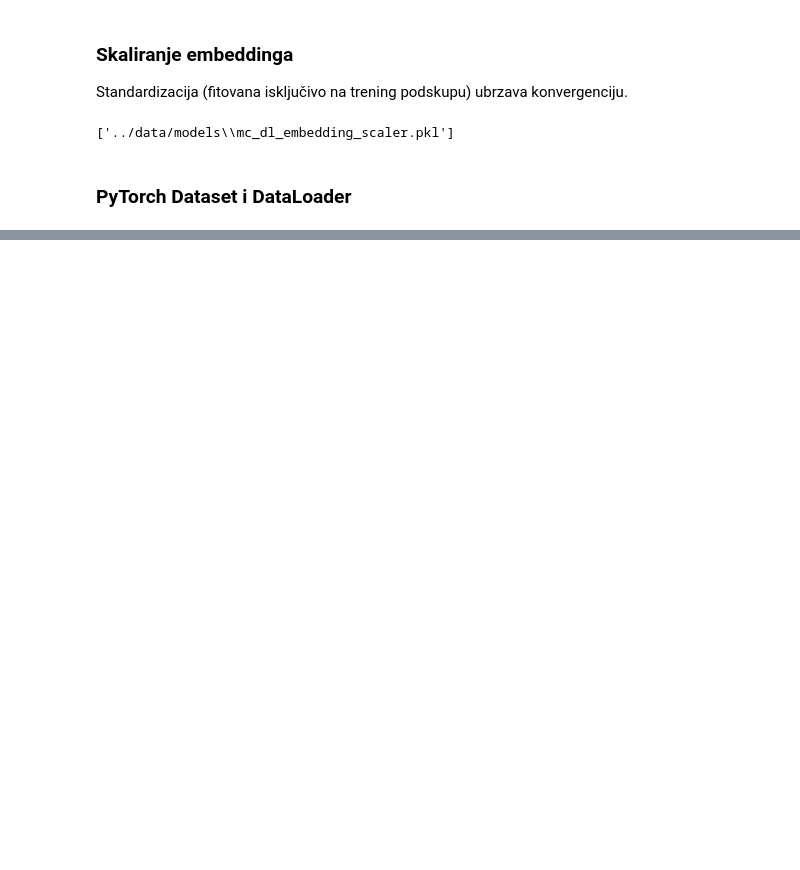
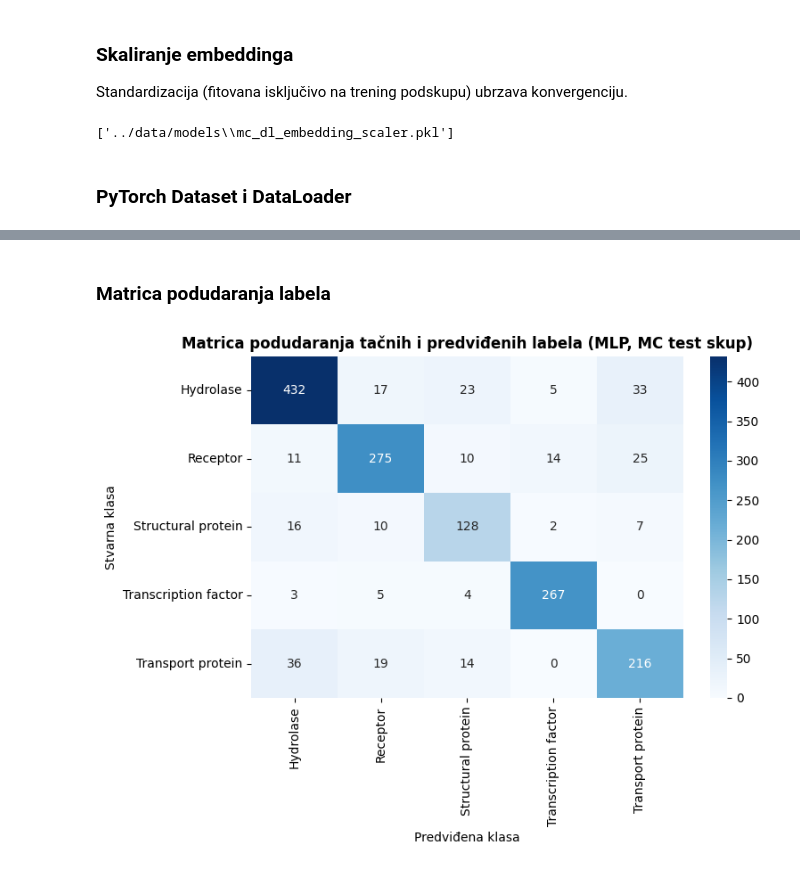
Before and after one commit to AnaKondic/protein-sequence-classification, a Jupyter notebook: notebooks/08_modeling_dl_mc.ipynb, the cells around one changed output, grey strips where cells are left out. Drawn from its saved outputs; the diff is of its cells as text; code cells hidden in the pictures; blank space fills up the shorter version.

Commit message:
feat(data): add 08 modeling dl mc notebook

```diff
--- a/notebooks/08_modeling_dl_mc.ipynb
+++ b/notebooks/08_modeling_dl_mc.ipynb
@@ -142,0 +351,24 @@ test_loader = DataLoader(test_dataset, batch_size=BATCH_SIZE, shuffle=False)
+# %%
+def evaluate(model, loader, thresholds):
+    model.eval()
+    all_preds, all_targets = [], []
+    thresholds_t = torch.tensor(thresholds, dtype=torch.float32).to(DEVICE)
+    with torch.no_grad():
+        for X_batch, y_batch in loader:
+            X_batch = X_batch.to(DEVICE)
+            outputs = model(X_batch)
+            probs = torch.sigmoid(outputs)
+            preds = (probs >= thresholds_t).float()
+            all_preds.append(preds.cpu().numpy())
+            all_targets.append(y_batch.numpy())
+    return np.vstack(all_targets), np.vstack(all_preds)
+
+# Poređenje: fiksni prag 0.5 vs. optimizovani pragovi
+y_test_true, y_test_pred_default = evaluate(model, test_loader, np.full(NUM_CLASSES, 0.5))
+y_test_true, y_test_pred_opt = evaluate(model, test_loader, best_thresholds)
+
+f1_default = f1_score(y_test_true, y_test_pred_default, average="micro", zero_division=0)
+f1_opt = f1_score(y_test_true, y_test_pred_opt, average="micro", zero_division=0)
+
+print(f"Test F1 micro (prag=0.5):        {f1_default:.3f}")
+print(f"Test F1 micro (per-class pragovi): {f1_opt:.3f}")
@@ -142,0 +415,25 @@ test_loader = DataLoader(test_dataset, batch_size=BATCH_SIZE, shuffle=False)
+# %% [markdown]
+### Matrica podudaranja labela
+# %%
+n_labels = len(label_columns)
+label_confusion = np.zeros((n_labels, n_labels), dtype=int)
+
+for true_row, pred_row in zip(y_test_true, y_test_pred_opt):
+    true_idx = np.where(true_row == 1)[0]
+    pred_idx = np.where(pred_row == 1)[0]
+    for t in true_idx:
+        for p in pred_idx:
+            label_confusion[t, p] += 1
+
+label_confusion_df = pd.DataFrame(label_confusion, index=label_columns, columns=label_columns)
+
+plt.figure(figsize=(8, 6))
+sns.heatmap(label_confusion_df, annot=True, fmt="d", cmap="Blues")
+plt.title("Matrica podudaranja tačnih i predviđenih labela (MLP, MC test skup)", fontweight="bold")
+plt.xlabel("Predviđena klasa")
+plt.ylabel("Stvarna klasa")
+plt.tight_layout()
+plt.savefig(os.path.join(RESULTS_DIR, "fig_dl_mc_label_confusion.png"), dpi=300, bbox_inches="tight")
+plt.show()
+# %% [output]
+[figure, added]
```
Also changed, not shown: parts of 22 cells of this notebook, 14 other files.
